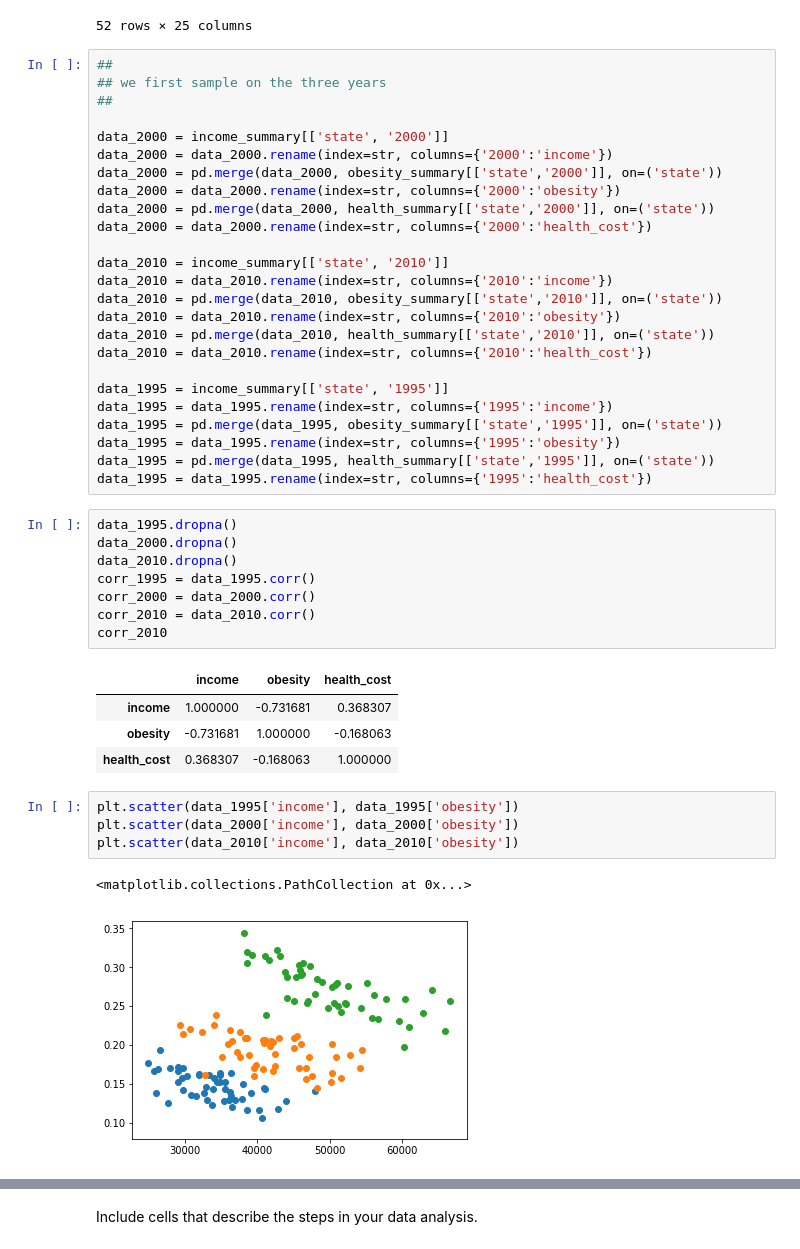
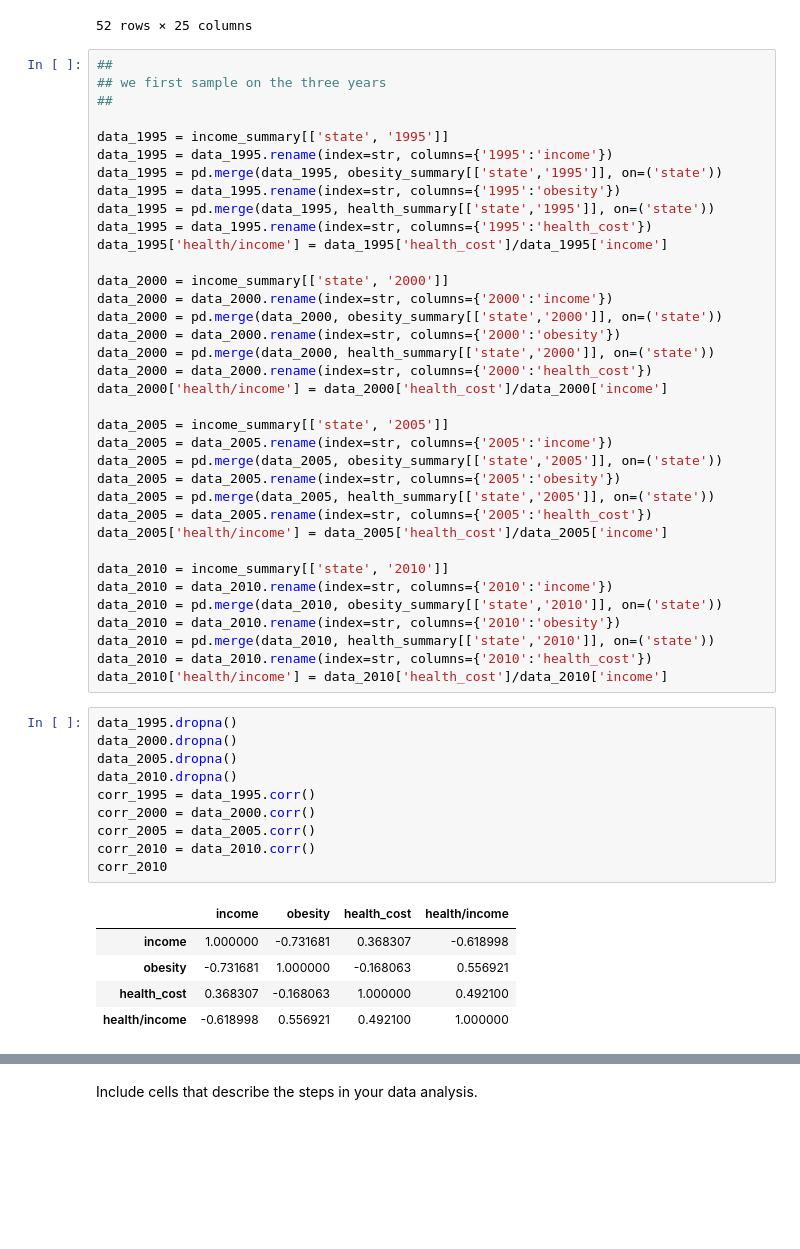
Before and after one commit to pcn006/Projects, a Jupyter notebook: FinalProject.ipynb, the cells around one changed output, grey strips where cells are left out. Saved outputs shown, nothing was run; the diff lists cells and outputs as text; blank space fills up the shorter version.

```diff
--- a/FinalProject.ipynb
+++ b/FinalProject.ipynb
@@ -116,6 +117,14 @@ health_summary
 ##
 ## we first sample on the three years
 ##
+
+data_1995 = income_summary[['state', '1995']]
+data_1995 = data_1995.rename(index=str, columns={'1995':'income'})
+data_1995 = pd.merge(data_1995, obesity_summary[['state','1995']], on=('state'))
+data_1995 = data_1995.rename(index=str, columns={'1995':'obesity'})
+data_1995 = pd.merge(data_1995, health_summary[['state','1995']], on=('state'))
+data_1995 = data_1995.rename(index=str, columns={'1995':'health_cost'})
+data_1995['health/income'] = data_1995['health_cost']/data_1995['income']
 
 data_2000 = income_summary[['state', '2000']]
 data_2000 = data_2000.rename(index=str, columns={'2000':'income'})
@@ -123,6 +132,15 @@ data_2000 = pd.merge(data_2000, obesity_summary[['state','2000']], on=('state'))
 data_2000 = data_2000.rename(index=str, columns={'2000':'obesity'})
 data_2000 = pd.merge(data_2000, health_summary[['state','2000']], on=('state'))
 data_2000 = data_2000.rename(index=str, columns={'2000':'health_cost'})
+data_2000['health/income'] = data_2000['health_cost']/data_2000['income']
+
+data_2005 = income_summary[['state', '2005']]
+data_2005 = data_2005.rename(index=str, columns={'2005':'income'})
+data_2005 = pd.merge(data_2005, obesity_summary[['state','2005']], on=('state'))
+data_2005 = data_2005.rename(index=str, columns={'2005':'obesity'})
+data_2005 = pd.merge(data_2005, health_summary[['state','2005']], on=('state'))
+data_2005 = data_2005.rename(index=str, columns={'2005':'health_cost'})
+data_2005['health/income'] = data_2005['health_cost']/data_2005['income']
 
 data_2010 = income_summary[['state', '2010']]
 data_2010 = data_2010.rename(index=str, columns={'2010':'income'})
@@ -130,30 +148,20 @@ data_2010 = pd.merge(data_2010, obesity_summary[['state','2010']], on=('state'))
 data_2010 = data_2010.rename(index=str, columns={'2010':'obesity'})
 data_2010 = pd.merge(data_2010, health_summary[['state','2010']], on=('state'))
 data_2010 = data_2010.rename(index=str, columns={'2010':'health_cost'})
-
-data_1995 = income_summary[['state', '1995']]
-data_1995 = data_1995.rename(index=str, columns={'1995':'income'})
-data_1995 = pd.merge(data_1995, obesity_summary[['state','1995']], on=('state'))
-data_1995 = data_1995.rename(index=str, columns={'1995':'obesity'})
-data_1995 = pd.merge(data_1995, health_summary[['state','1995']], on=('state'))
-data_1995 = data_1995.rename(index=str, columns={'1995':'health_cost'})
+data_2010['health/income'] = data_2010['health_cost']/data_2010['income']
 # %%
 data_1995.dropna()
 data_2000.dropna()
+data_2005.dropna()
 data_2010.dropna()
 corr_1995 = data_1995.corr()
 corr_2000 = data_2000.corr()
+corr_2005 = data_2005.corr()
 corr_2010 = data_2010.corr()
 corr_2010
 # %% [output]
-|  | income | obesity | health_cost |
-| income | 1.000000 | -0.731681 | 0.368307 |
-| obesity | -0.731681 | 1.000000 | -0.168063 |
-| health_cost | 0.368307 | -0.168063 | 1.000000 |
+|  | income | obesity | health_cost | health/income |
+| income | 1.000000 | -0.731681 | 0.368307 | -0.618998 |
+| obesity | -0.731681 | 1.000000 | -0.168063 | 0.556921 |
+| health_cost | 0.368307 | -0.168063 | 1.000000 | 0.492100 |
+| health/income | -0.618998 | 0.556921 | 0.492100 | 1.000000 |
-# %%
-plt.scatter(data_1995['income'], data_1995['obesity'])
-plt.scatter(data_2000['income'], data_2000['obesity'])
-plt.scatter(data_2010['income'], data_2010['obesity'])
-# %% [output]
-<matplotlib.collections.PathCollection at 0x...>
-[figure, removed]
```
Also changed, not shown: parts of 2 cells of this notebook, 1 other file.
